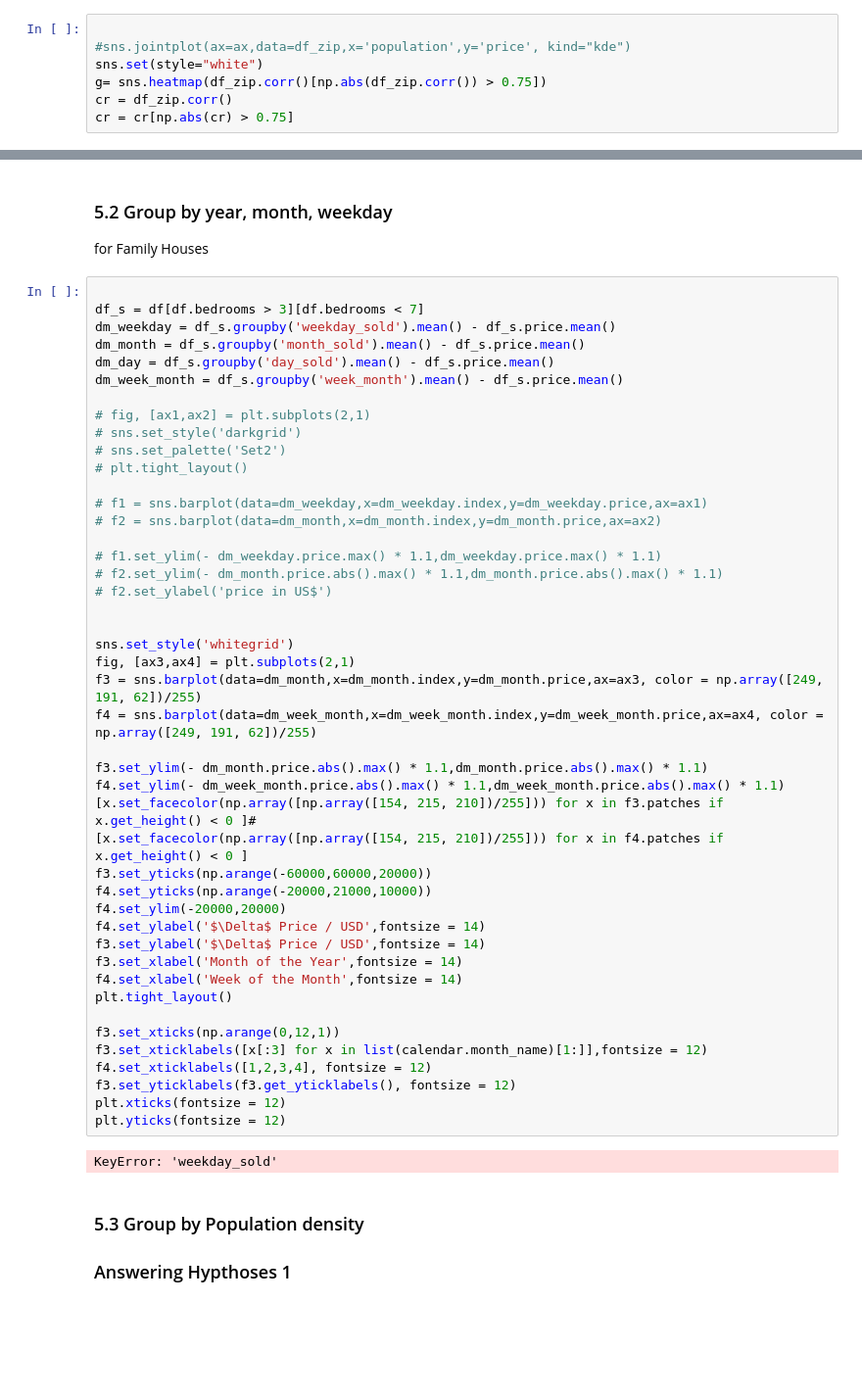
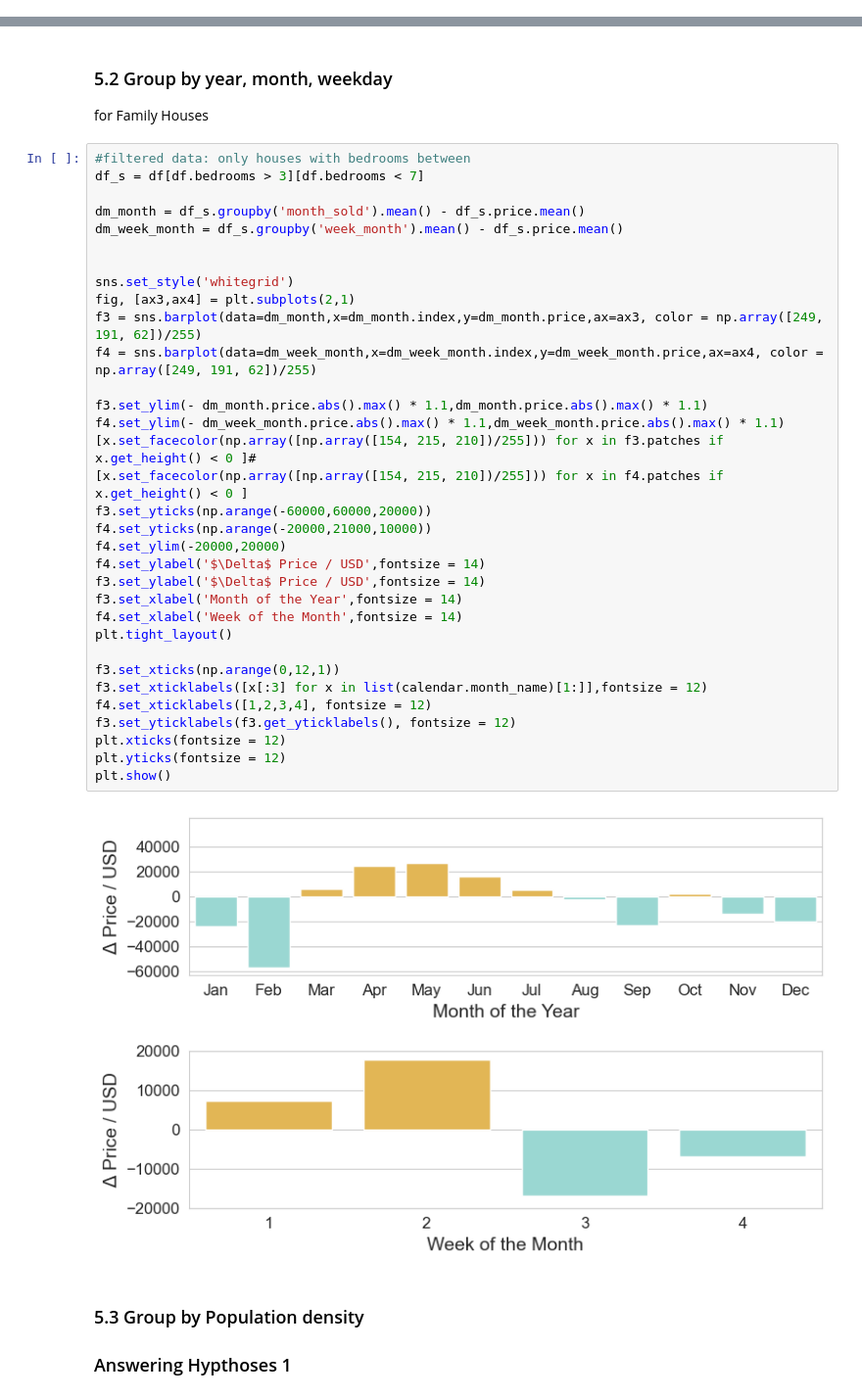
Before and after one commit to loukra/King_County_Housing_EDA, a Jupyter notebook: EDA.ipynb, the cells around one changed output, grey strips where cells are left out. Shown at 98% size. Cells and saved outputs as stored; diff of their text form; blank space fills up the shorter version.

```diff
--- a/EDA.ipynb
+++ b/EDA.ipynb
@@ -360,7 +355,0 @@ df_zip.drop('ZIP',axis=1,inplace=True)
-# %%
-
-#sns.jointplot(ax=ax,data=df_zip,x='population',y='price', kind="kde")
-sns.set(style="white")
-g= sns.heatmap(df_zip.corr()[np.abs(df_zip.corr()) > 0.75])
-cr = df_zip.corr()
-cr = cr[np.abs(cr) > 0.75]
@@ -370,52 +357,40 @@ cr = cr[np.abs(cr) > 0.75]
 ### 5.2 Group by year, month, weekday
 for Family Houses
 # %%
+#filtered data: only houses with bedrooms between
+df_s = df[df.bedrooms > 3][df.bedrooms < 7]
 
-df_s = df[df.bedrooms > 3][df.bedrooms < 7]
-dm_weekday = df_s.groupby('weekday_sold').mean() - df_s.price.mean()
 dm_month = df_s.groupby('month_sold').mean() - df_s.price.mean()
-dm_day = df_s.groupby('day_sold').mean() - df_s.price.mean()
 dm_week_month = df_s.groupby('week_month').mean() - df_s.price.mean()
-
-# fig, [ax1,ax2] = plt.subplots(2,1)
-# sns.set_style('darkgrid')
-# sns.set_palette('Set2')
-# plt.tight_layout()
-
-# f1 = sns.barplot(data=dm_weekday,x=dm_weekday.index,y=dm_weekday.price,ax=ax1)
-# f2 = sns.barplot(data=dm_month,x=dm_month.index,y=dm_month.price,ax=ax2)
-
-# f1.set_ylim(- dm_weekday.price.max() * 1.1,dm_weekday.price.max() * 1.1)
-# f2.set_ylim(- dm_month.price.abs().max() * 1.1,dm_month.price.abs().max() * 1.1)
-# f2.set_ylabel('price in US$')
 
 
 sns.set_style('whitegrid')
 fig, [ax3,ax4] = plt.subplots(2,1)
 f3 = sns.barplot(data=dm_month,x=dm_month.index,y=dm_month.price,ax=ax3, color = np.array([249, 191, 62])/255)
 f4 = sns.barplot(data=dm_week_month,x=dm_week_month.index,y=dm_week_month.price,ax=ax4, color = np.array([249, 191, 62])/255)
 
 f3.set_ylim(- dm_month.price.abs().max() * 1.1,dm_month.price.abs().max() * 1.1)
 f4.set_ylim(- dm_week_month.price.abs().max() * 1.1,dm_week_month.price.abs().max() * 1.1)
 [x.set_facecolor(np.array([np.array([154, 215, 210])/255])) for x in f3.patches if x.get_height() < 0 ]#
 [x.set_facecolor(np.array([np.array([154, 215, 210])/255])) for x in f4.patches if x.get_height() < 0 ]
 f3.set_yticks(np.arange(-60000,60000,20000))
 f4.set_yticks(np.arange(-20000,21000,10000))
 f4.set_ylim(-20000,20000)
 f4.set_ylabel('$\Delta$ Price / USD',fontsize = 14)
 f3.set_ylabel('$\Delta$ Price / USD',fontsize = 14)
 f3.set_xlabel('Month of the Year',fontsize = 14)
 f4.set_xlabel('Week of the Month',fontsize = 14)
 plt.tight_layout()
 
 f3.set_xticks(np.arange(0,12,1))
 f3.set_xticklabels([x[:3] for x in list(calendar.month_name)[1:]],fontsize = 12)
 f4.set_xticklabels([1,2,3,4], fontsize = 12)
 f3.set_yticklabels(f3.get_yticklabels(), fontsize = 12)
 plt.xticks(fontsize = 12)
 plt.yticks(fontsize = 12)
+plt.show()
 # %% [output]
-KeyError: 'weekday_sold'
+[figure, added]
 # %% [markdown]
 ### 5.3 Group by Population density
 ### Answering Hypthoses 1
```
Also changed, not shown: parts of 11 cells of this notebook.
